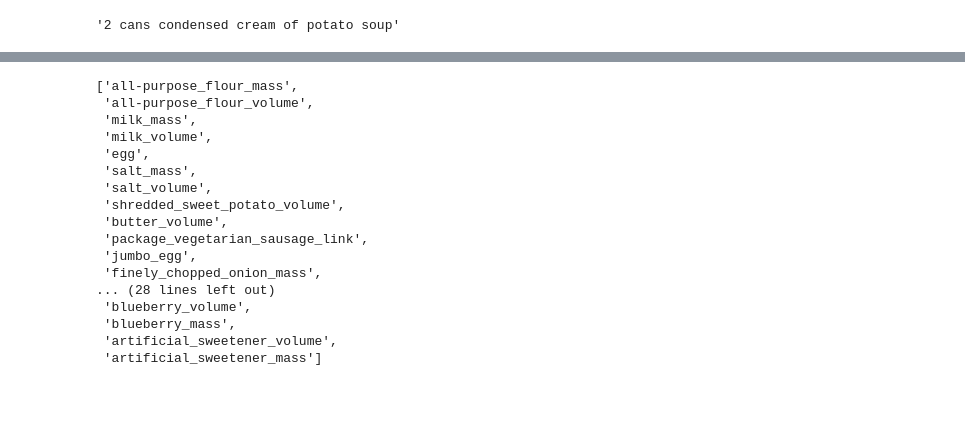
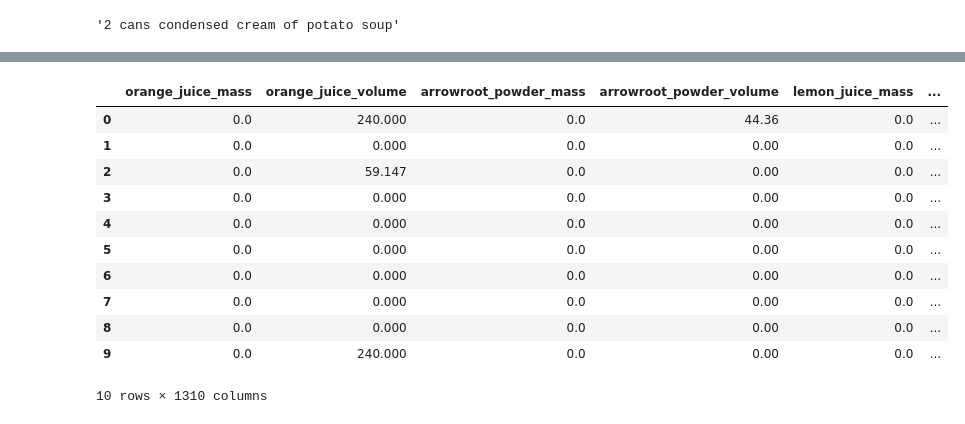
Before and after one commit to ajemerson/recipe-recommendation-system, a Jupyter notebook: recipe_parser.ipynb, the cells around one changed output, grey strips where cells are left out. Drawn from its saved outputs; the diff is of its cells as text; code cells hidden in the pictures; blank space fills up the shorter version.

Commit message:
Account for short ingredients + fix volume/mass
Some problems with unit conversion right now. In the process of fixing.

```diff
--- a/recipe_parser.ipynb
+++ b/recipe_parser.ipynb
@@ -282,0 +336,9 @@ egg not in unit_corpus
+# %%
+import ast
+ingz = []
+for i in range(len(data)):
+    ingz.append(ast.literal_eval(data['ingredients'][i]))
+# %%
+size = len(ingz)
+print('Number of sauces:', size)
+ingz[1]
@@ -283,8 +352,8 @@ egg not in unit_corpus
 # %%
 d = {}
-for j in range(5):
-    rec = example_recipe_scrape(str(j + 147))
+for j in range(size):
+    rec = ingz[j]
     print(rec)
-    d = parse_recipe(rec, dictionary = d, col_list = [], measurement_list = [], iteration = j)
+    d = parse_recipe(recipe=rec, dictionary=d, col_list=[], measurement_list=[], iteration=j)
     print('\n')
 # %% [output]
@@ -317,21 +377,17 @@ egg not in unit_corpus
 # %%
-df = pd.DataFrame(data = np.array(list(d.values())).T, columns = d.keys())
-list(df.columns)
+df = pd.DataFrame(data = np.array(list(d.values())).T, columns = np.array(list(d.keys())))
-# %% [output]
-['all-purpose_flour_mass',
- 'all-purpose_flour_volume',
- 'milk_mass',
- 'milk_volume',
- 'egg',
- 'salt_mass',
- 'salt_volume',
- 'shredded_sweet_potato_volume',
- 'butter_volume',
- 'package_vegetarian_sausage_link',
- 'jumbo_egg',
- 'finely_chopped_onion_mass',
-... (28 lines left out)
- 'blueberry_volume',
- 'blueberry_mass',
- 'artificial_sweetener_volume',
- 'artificial_sweetener_mass']
+# %%
+df.head(10)
+# %% [output]
+|  | orange_juice_mass | orange_juice_volume | arrowroot_powder_mass | arrowroot_powder_volume | lemon_juice_mass | ... |
+| 0 | 0.0 | 240.000 | 0.0 | 44.36 | 0.0 | ... |
+| 1 | 0.0 | 0.000 | 0.0 | 0.00 | 0.0 | ... |
+| 2 | 0.0 | 59.147 | 0.0 | 0.00 | 0.0 | ... |
+| 3 | 0.0 | 0.000 | 0.0 | 0.00 | 0.0 | ... |
+| 4 | 0.0 | 0.000 | 0.0 | 0.00 | 0.0 | ... |
+| 5 | 0.0 | 0.000 | 0.0 | 0.00 | 0.0 | ... |
+| 6 | 0.0 | 0.000 | 0.0 | 0.00 | 0.0 | ... |
+| 7 | 0.0 | 0.000 | 0.0 | 0.00 | 0.0 | ... |
+| 8 | 0.0 | 0.000 | 0.0 | 0.00 | 0.0 | ... |
+| 9 | 0.0 | 240.000 | 0.0 | 0.00 | 0.0 | ... |
+10 rows × 1310 columns
```
Also changed, not shown: parts of 16 cells of this notebook, 1 other file.
